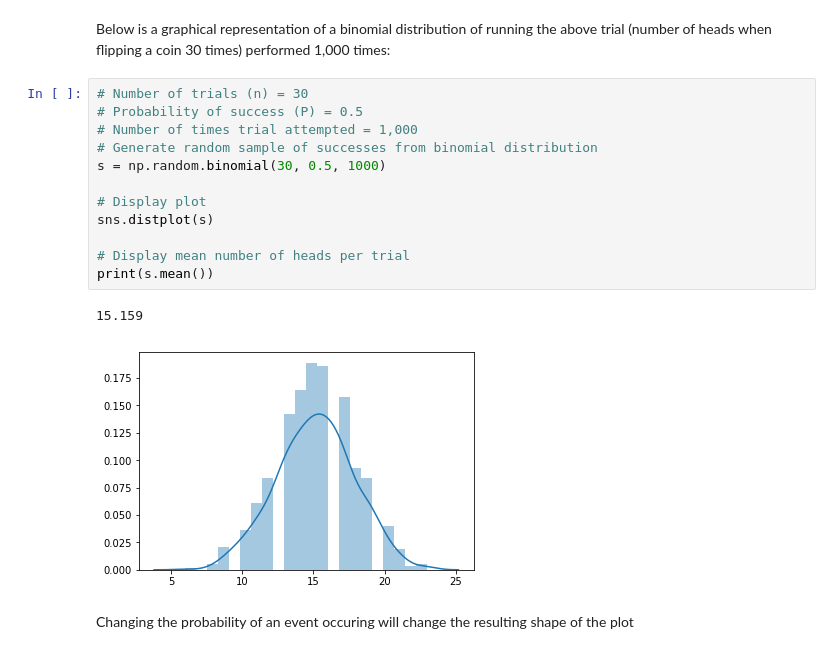
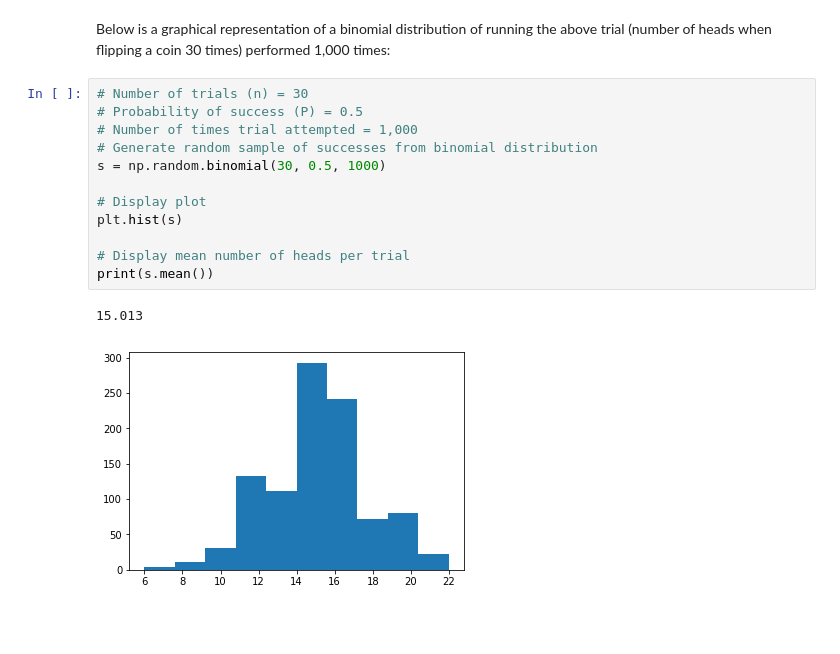
Before and after one commit to thomas-roux/programming-assignment, a Jupyter notebook: programming-assignment.ipynb, the cells around one changed output. Saved outputs shown, nothing was run; the diff lists cells and outputs as text; blank space fills up the shorter version.

```diff
--- a/programming-assignment.ipynb
+++ b/programming-assignment.ipynb
@@ -304,17 +308,15 @@ Below is a graphical representation of a binomial distribution of running the ab
 # %%
 # Number of trials (n) = 30
 # Probability of success (P) = 0.5
 # Number of times trial attempted = 1,000
 # Generate random sample of successes from binomial distribution
 s = np.random.binomial(30, 0.5, 1000)
 
 # Display plot
-sns.distplot(s)
+plt.hist(s)
 
 # Display mean number of heads per trial
 print(s.mean())
 # %% [output]
-15.159
+15.013
-[figure, old version]
+[figure, new version]
-# %% [markdown]
-Changing the probability of an event occuring will change the resulting shape of the plot
```
Also changed, not shown: parts of 34 cells of this notebook.
